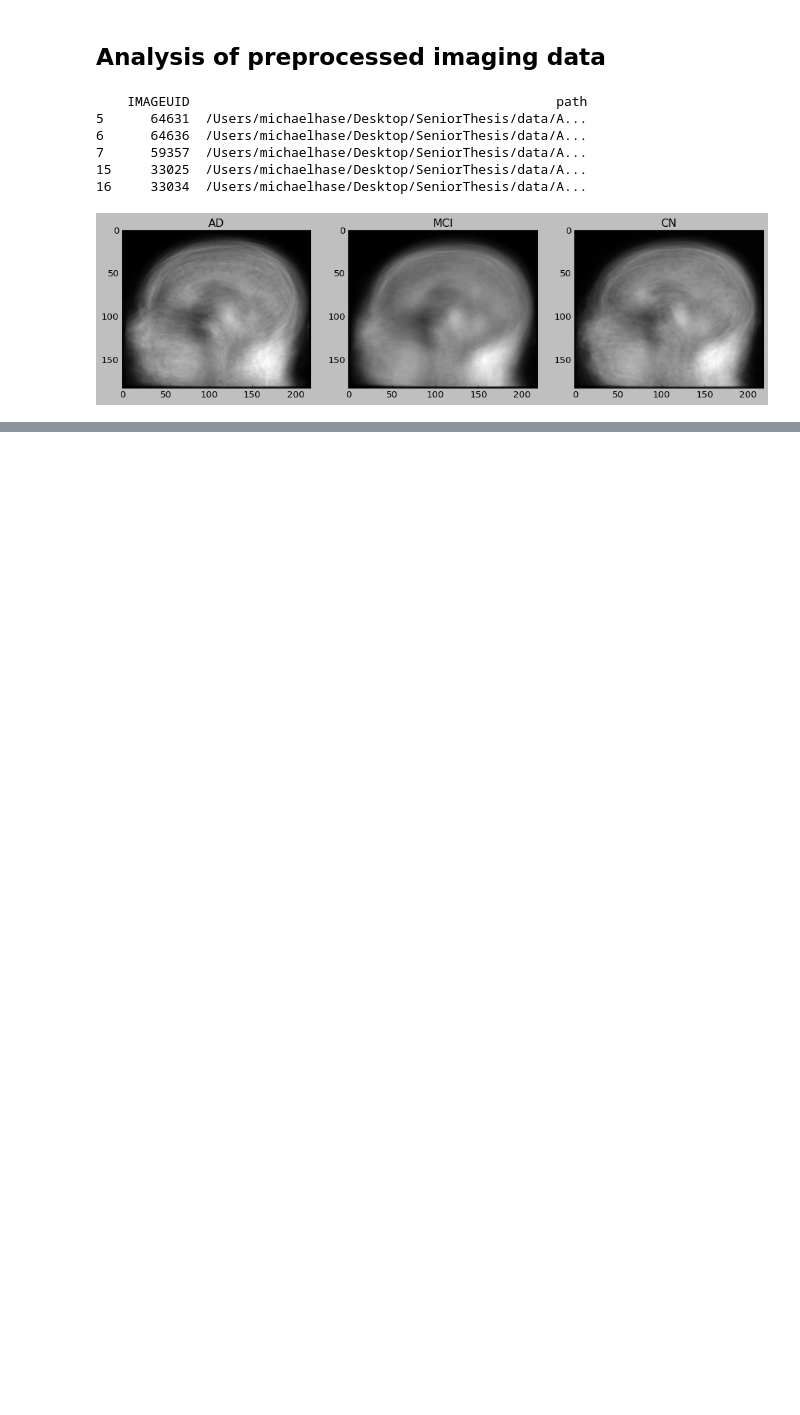
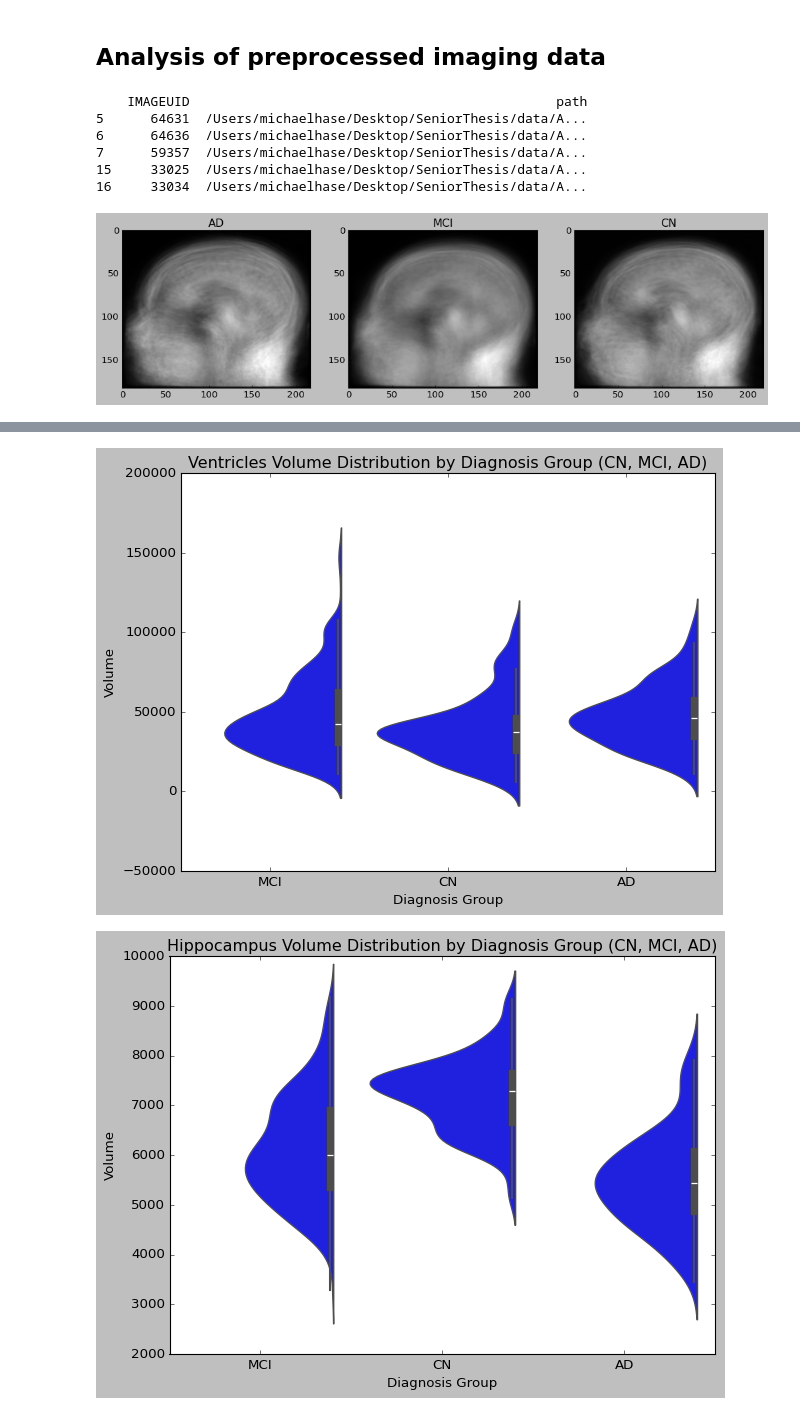
Before and after one commit to michael-hase/HaseSeniorThesis, a Jupyter notebook: ADNI_ExploratoryAnalysis.ipynb, the cells around one changed output, grey strips where cells are left out. Drawn from its saved outputs; the diff is of its cells as text; code cells hidden in the pictures; blank space fills up the shorter version.

```diff
--- a/ADNI_ExploratoryAnalysis.ipynb
+++ b/ADNI_ExploratoryAnalysis.ipynb
@@ -384,3 +384,28 @@ df_adnimerge[["xmin", "xmax", "ymin", "ymax", "zmin", "zmax", "width", "height",
 | 50% | 7.000000 | 253.000000 | 1.000000 | 250.000000 | 0.000000 | 164.000000 | 230.000000 | 243.000000 | 163.000000 | 0.0 | 1612.463379 |
 | 75% | 16.000000 | 253.000000 | 3.000000 | 253.000000 | 1.000000 | 169.000000 | 252.000000 | 252.000000 | 169.000000 | 0.0 | 2286.543091 |
 | max | 43.000000 | 255.000000 | 23.000000 | 255.000000 | 16.000000 | 183.000000 | 255.000000 | 255.000000 | 183.000000 | 0.0 | 7091.143066 |
+# %%
+# Filter data by diagnosis groups
+brain_regions = ['Ventricles', 'Hippocampus', 'WholeBrain', 'Entorhinal', 'Fusiform', 'MidTemp']
+
+# Create a new dataframe with volumes and diagnosis
+df_plot = df_adnimerge[['DX'] + brain_regions]
+
+# Create a separate violin plot for each brain region
+for region in brain_regions:
+    plt.figure(figsize=(8, 6))
+
+    # Plot the distribution of volumes by diagnosis for the current brain region
+    sns.violinplot(x='DX', y=region, data=df_plot, split=True)
+
+    # Set the title and labels
+    plt.title(f'{region} Volume Distribution by Diagnosis Group (CN, MCI, AD)')
+    plt.ylabel('Volume')
+    plt.xlabel('Diagnosis Group')
+
+    # Display the plot
+    plt.tight_layout()
+    plt.show()
+# %% [output]
+[figure, added]
+[figure, added]
```
Also changed, not shown: parts of 4 cells of this notebook.
